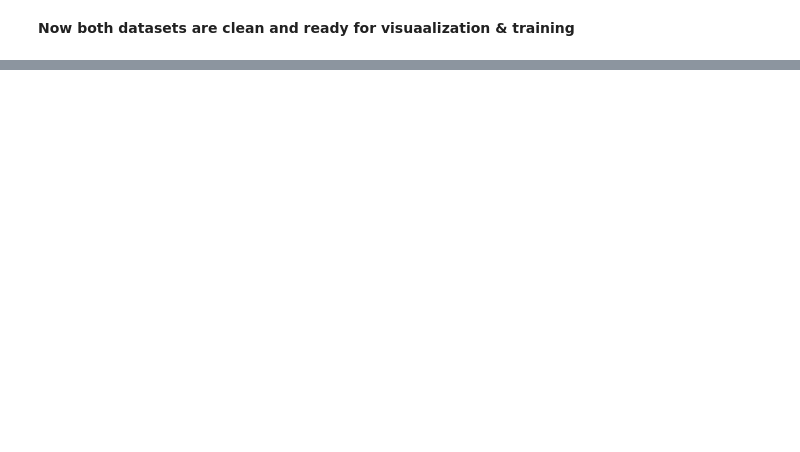
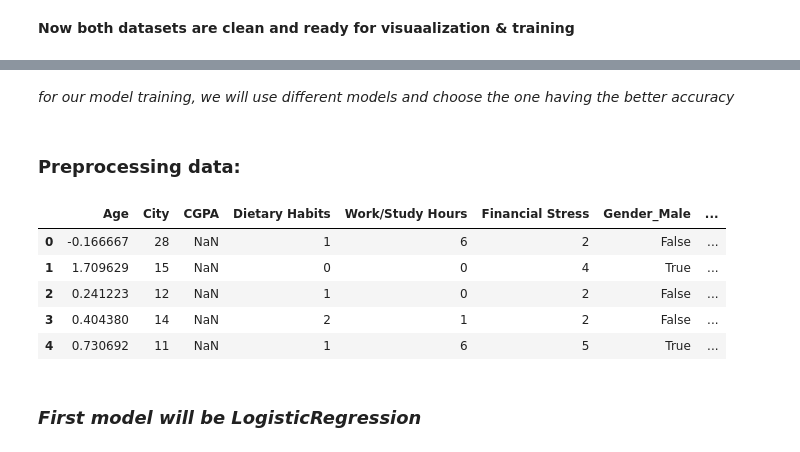
Before and after one commit to AbdessamadTzn/Sad-Brain-Analytics-Hackathon, a Jupyter notebook: sadbrainanalytics.ipynb, the cells around one changed output, grey strips where cells are left out. Saved outputs shown, nothing was run; the diff lists cells and outputs as text; code cells hidden in the pictures; blank space fills up the shorter version.

Commit message:
Train models and evaluate performance

```diff
--- a/sadbrainanalytics.ipynb
+++ b/sadbrainanalytics.ipynb
@@ -509,0 +479,4 @@ carbon_tracker.update_project_name('EDA')
+# %% [markdown]
+*for our model training, we will use different models and choose the one having the better accuracy*
+# %% [markdown]
+### **Preprocessing data:**
@@ -509,0 +488,2 @@ carbon_tracker.update_project_name('EDA')
+# %%
+df_for_training['Age'] = scaler.fit_transform(df_for_training[['Age']])
@@ -509,0 +499,49 @@ carbon_tracker.update_project_name('EDA')
+# %%
+df_for_training.drop(columns=['Sleep Duration'], inplace=True)
+# %%
+# Define degree categories with a fallback for unknown degrees
+def categorize_degree(degree):
+    if degree == 'Class 12':
+        return 'Class 12 (High School)'  # Category 1
+    elif degree in ['BA', 'B.Com', 'BCA', 'BSc', 'BBA', 'BHM', 'B.Tech', 'BE', 'B.Arch', 'B.Pharm', 'B.Ed']:
+        return 'Basic Degree (Undergraduate)'  # Category 2
+    elif degree in ['ME', 'MA', 'M.Com', 'MCA', 'MSc', 'M.Ed', 'MBA', 'M.Pharm', 'MHM', 'M.Tech', 'LLM']:
+        return 'Postgraduate Degree (Master\'s Level)'  # Category 3
+    elif degree in ['MD', 'MBBS', 'LLB']:
+        return 'Professional Degree'  # Category 4
+    elif degree == 'PhD':
+        return 'Doctoral Degree (PhD Level)'  # Category 5
+
+
+# Apply the categorization function
+df_for_training['Degree_Category'] = df_for_training['Degree'].apply(categorize_degree)
+
+degree_order = {
+    'Class 12 (High School)': 0,
+    'Basic Degree (Undergraduate)': 1,
+    'Postgraduate Degree (Master\'s Level)': 2,
+    'Professional Degree': 3,
+    'Doctoral Degree (PhD Level)': 4
+}
+
+df_for_training['Degree_Category'] = df_for_training['Degree_Category'].map(degree_order)
+# %%
+df_for_training.drop(columns=['Degree'], inplace=True)
+# %%
+# Merge Academic Pressure with Work Pressure
+df_for_training['Total_Pressure'] = df_for_training['Academic Pressure'].fillna(0) + df_for_training['Work Pressure']
+
+# Merge Work Satisfaction with Study Satisfaction
+df_for_training['Total_Satisfaction'] = df_for_training['Study Satisfaction'].fillna(0) + df_for_training['Job Satisfaction']
+
+# Drop the original columns if no longer needed
+df_for_training.drop(columns=['Academic Pressure', 'Work Pressure', 'Study Satisfaction', 'Job Satisfaction'], inplace=True)
+
+df_for_training.head()
+# %% [output]
+|  | Age | City | CGPA | Dietary Habits | Work/Study Hours | Financial Stress | Gender_Male | ... |
+| 0 | -0.166667 | 28 | NaN | 1 | 6 | 2 | False | ... |
+| 1 | 1.709629 | 15 | NaN | 0 | 0 | 4 | True | ... |
+| 2 | 0.241223 | 12 | NaN | 1 | 0 | 2 | False | ... |
+| 3 | 0.404380 | 14 | NaN | 2 | 1 | 2 | False | ... |
+| 4 | 0.730692 | 11 | NaN | 1 | 6 | 5 | True | ... |
@@ -509,0 +550,2 @@ carbon_tracker.update_project_name('EDA')
+# %% [markdown]
+### *First model will be LogisticRegression*
```
Also changed, not shown: parts of 41 cells of this notebook.
